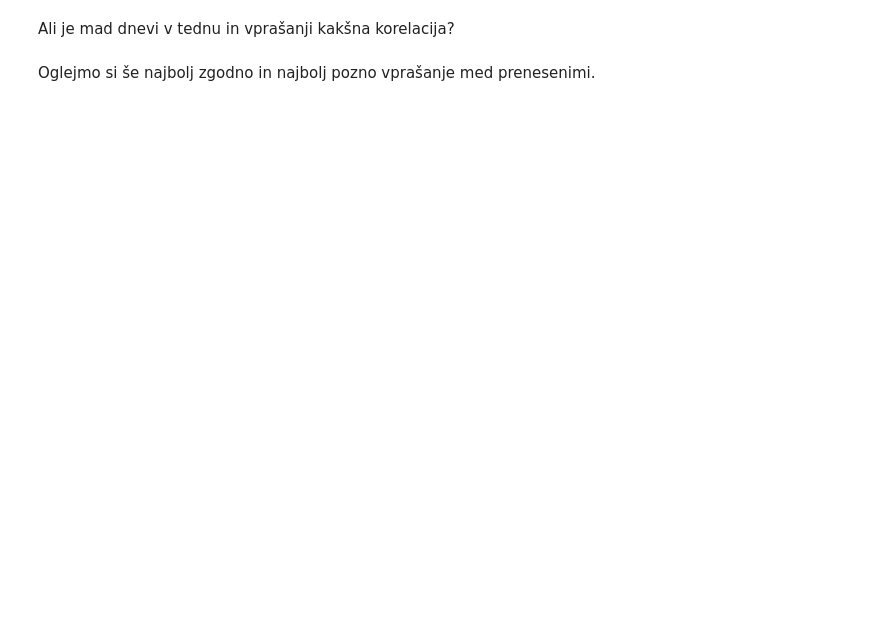
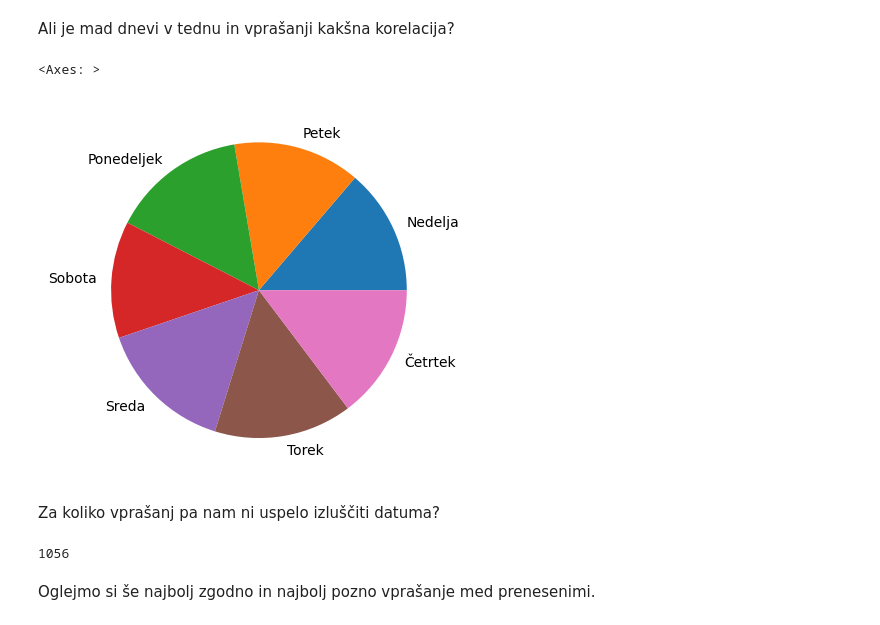
Before and after one commit to lukaponikvar/Projektna_UVP, a Jupyter notebook: Analiza.ipynb, the cells around one changed output. Cells and saved outputs as stored; diff of their text form; code cells hidden in the pictures; blank space fills up the shorter version.

```diff
--- a/Analiza.ipynb
+++ b/Analiza.ipynb
@@ -69,8 +150,18 @@ VPRASANJA
 # %% [markdown]
 Ali je mad dnevi v tednu in vprašanji kakšna korelacija?
 # %%
-jojo = VPRASANJA["Dan v Tednu"].apply(lambda x: len(str(x)) >4)
-VPRASANJA[jojo].groupby("Dan v Tednu").size().plot.pie()
+dnevi = VPRASANJA["Dan v Tednu"].apply(lambda x: len(str(x)) >4)
+VPRASANJA[dnevi].groupby("Dan v Tednu").size().plot.pie()
+# %% [output]
+<Axes: >
+[figure, added]
+# %% [markdown]
+Za koliko vprašanj pa nam ni uspelo izluščiti datuma?
+# %%
+ne_dnevi = VPRASANJA["Dan v Tednu"].isna()
+VPRASANJA[ne_dnevi].shape[0]
+# %% [output]
+1056
 # %% [markdown]
 Oglejmo si še najbolj zgodno in najbolj pozno vprašanje med prenesenimi.
 # %%
```
Also changed, not shown: parts of 22 cells of this notebook.
